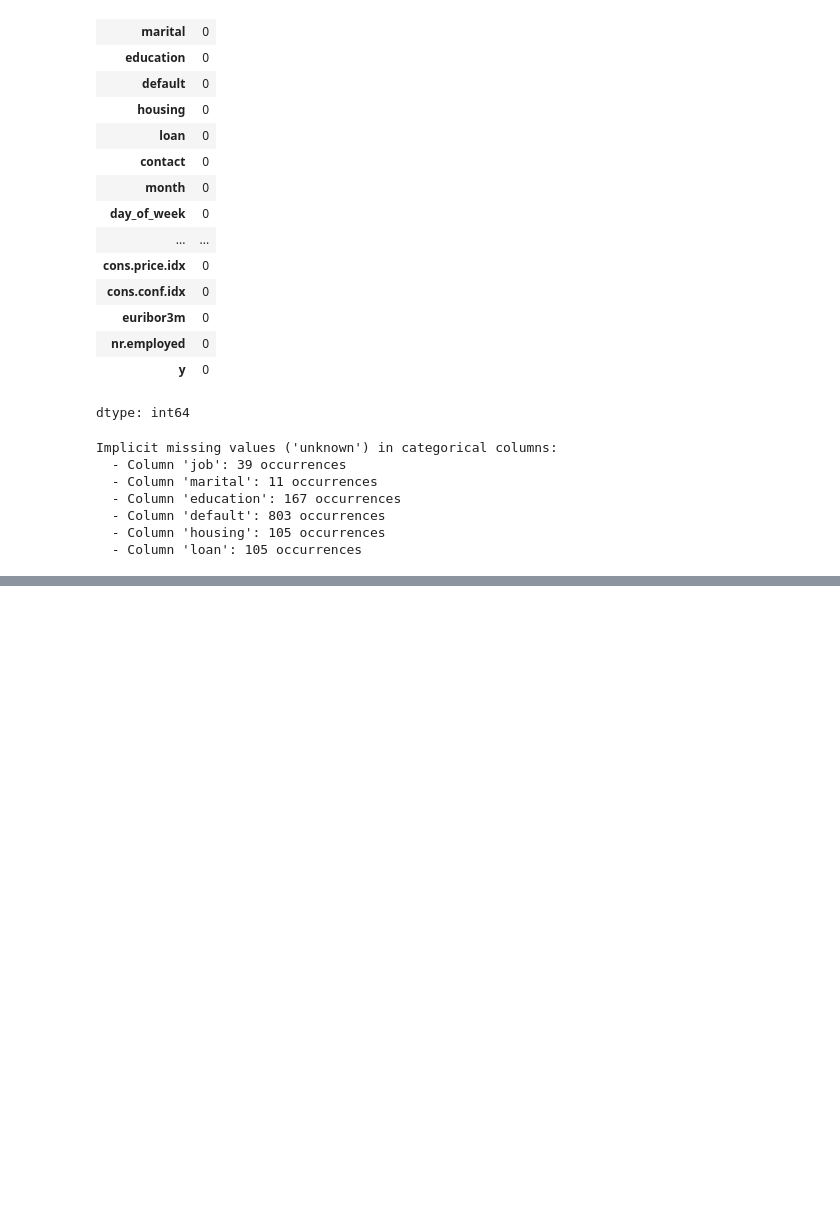
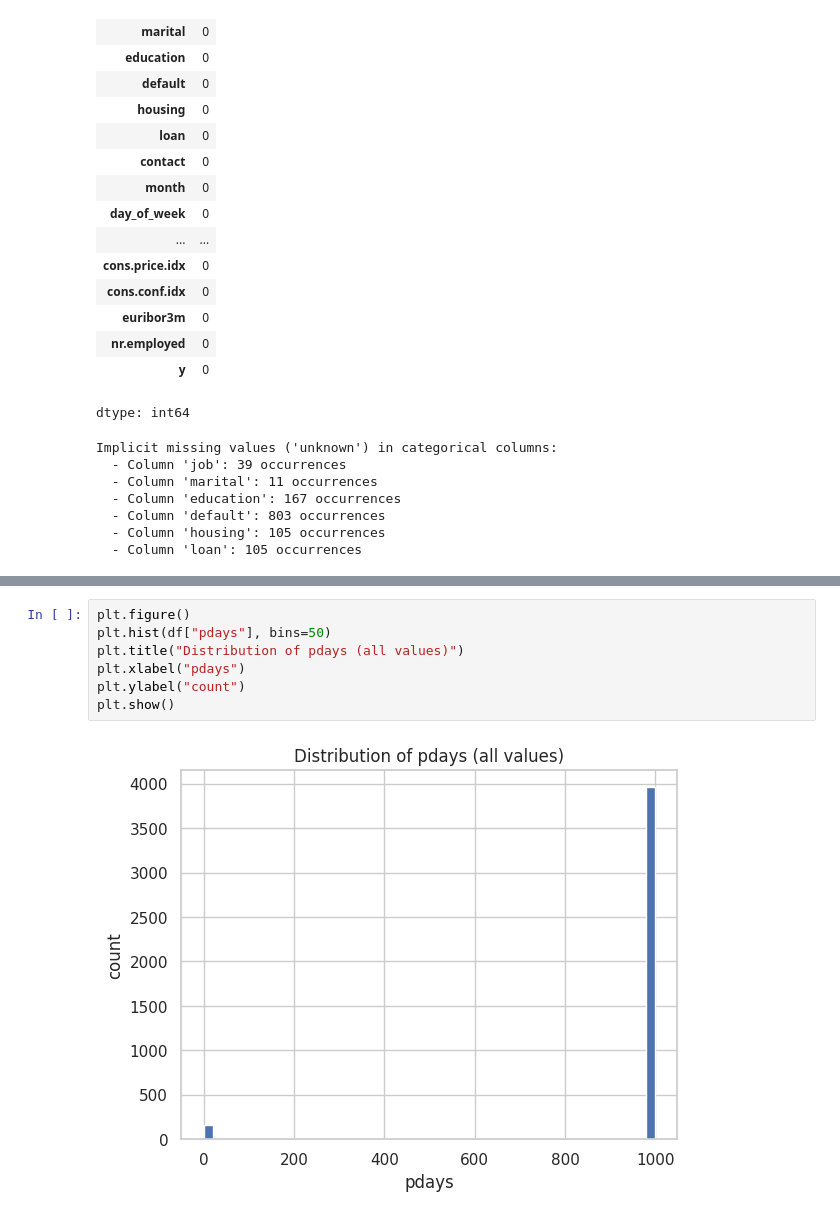
Before and after one commit to jbeeksieu2023-del/ML-fundamentals-2026, a Jupyter notebook: assignment_1_jade_beeksieu.ipynb, the cells around one changed output, grey strips where cells are left out. Drawn from its saved outputs; the diff is of its cells as text; blank space fills up the shorter version.

```diff
--- a/assignment_1_jade_beeksieu.ipynb
+++ b/assignment_1_jade_beeksieu.ipynb
@@ -317,0 +323,9 @@ Passing `palette` without assigning `hue` is deprecated and will be removed in v
+# %%
+plt.figure()
+plt.hist(df["pdays"], bins=50)
+plt.title("Distribution of pdays (all values)")
+plt.xlabel("pdays")
+plt.ylabel("count")
+plt.show()
+# %% [output]
+[figure, added]
```
Also changed, not shown: parts of 11 cells of this notebook.
